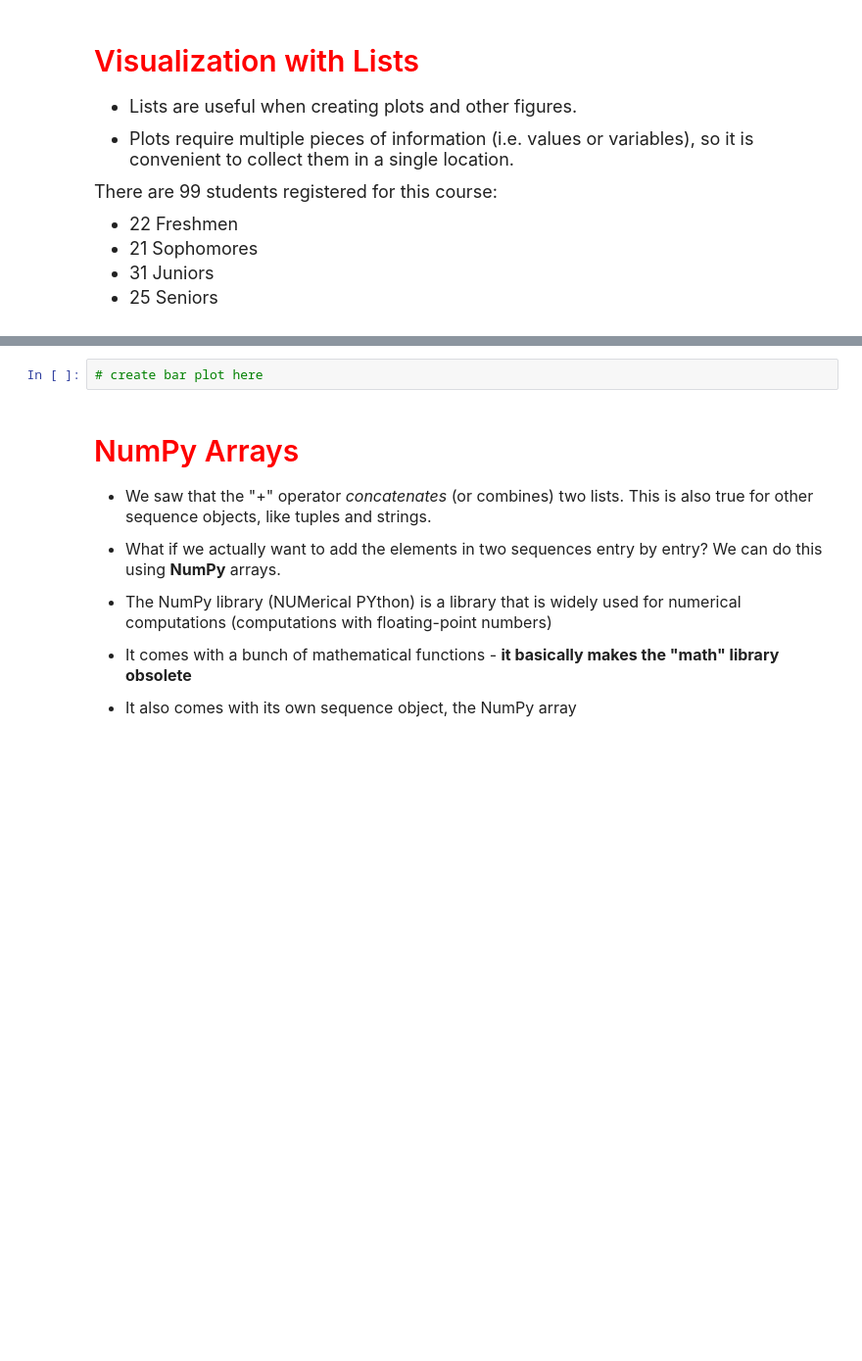
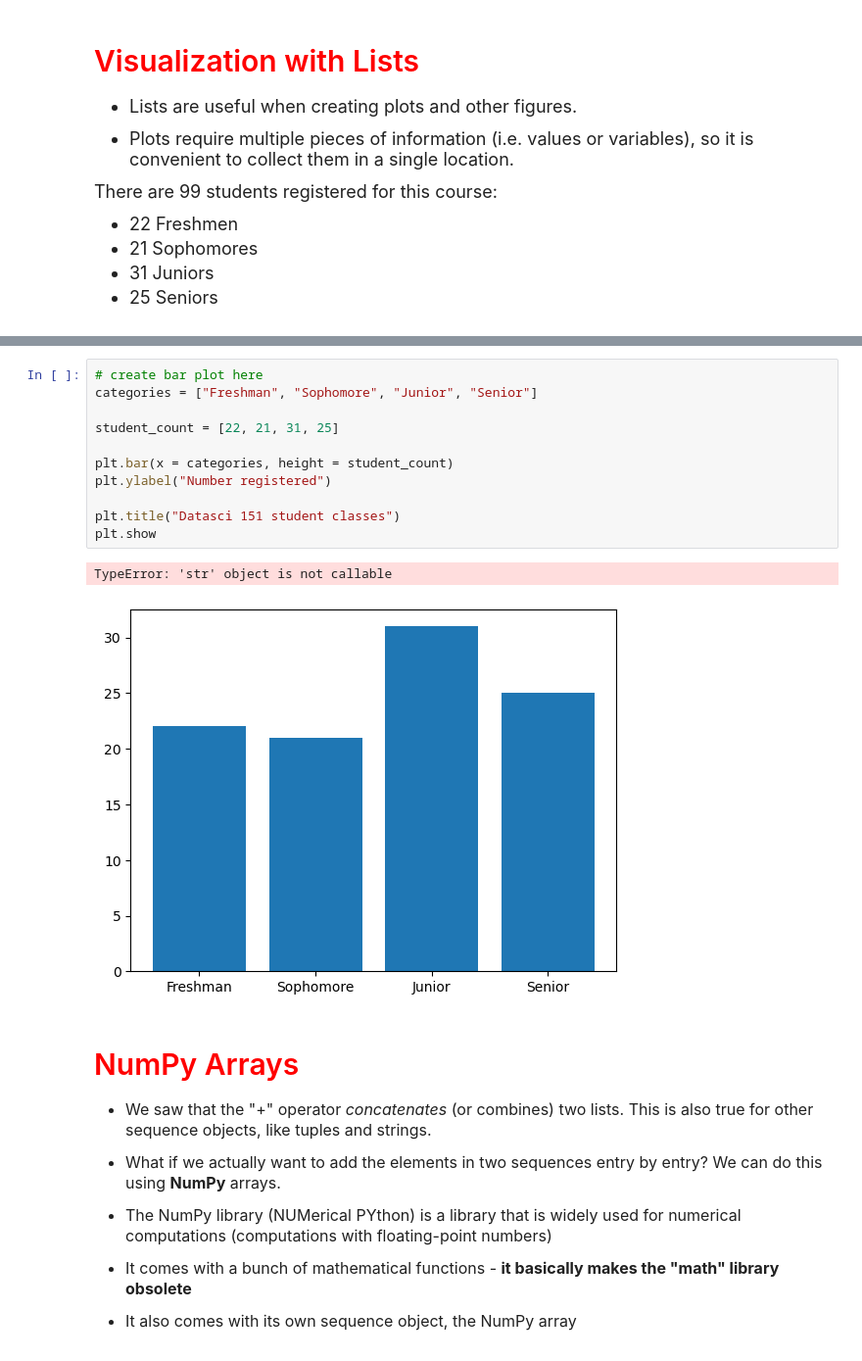
Before and after one commit to henryklee/datasci151spring2026, a Jupyter notebook: lecture_06/lecture_06.ipynb, the cells around one changed output, grey strips where cells are left out. Shown at 98% size. Saved outputs shown, nothing was run; the diff lists cells and outputs as text; blank space fills up the shorter version.

```diff
--- a/lecture_06/lecture_06.ipynb
+++ b/lecture_06/lecture_06.ipynb
@@ -173,5 +241,17 @@ help(plt.bar)
 # %%
 # create bar plot here
+categories = ["Freshman", "Sophomore", "Junior", "Senior"]
+
+student_count = [22, 21, 31, 25]
+
+plt.bar(x = categories, height = student_count)
+plt.ylabel("Number registered")
+
+plt.title("Datasci 151 student classes")
+plt.show
+# %% [output]
+TypeError: 'str' object is not callable
+[figure, added]
 # %% [markdown]
 # <span style="color:red; font-size:30px"> NumPy Arrays</span>
 
```
Also changed, not shown: parts of 33 cells of this notebook, 2 other files.
